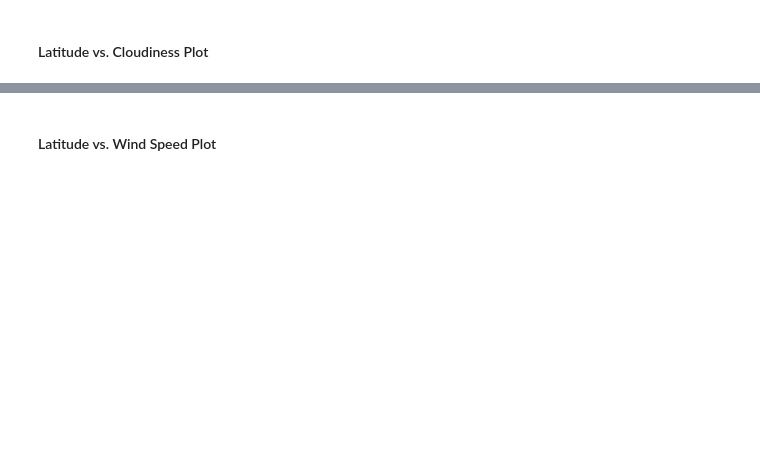
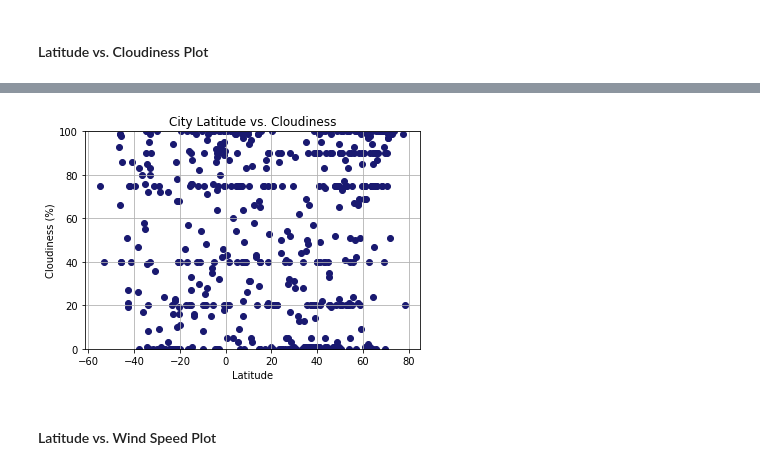
Before and after one commit to m-zurita/python-api-challenge, a Jupyter notebook: WeatherPy.ipynb, the cells around one changed output, grey strips where cells are left out. Cells and saved outputs as stored; diff of their text form; code cells hidden in the pictures; blank space fills up the shorter version.

```diff
--- a/WeatherPy.ipynb
+++ b/WeatherPy.ipynb
@@ -117,2 +185,12 @@ dtype: int64
+# %%
+# Setting plot parameters
+plt.scatter(weather_DF["Lat"], weather_DF["Cloudiness"], c="midnightblue", marker="o")
+plt.title("City Latitude vs. Cloudiness")
+plt.xlabel("Latitude")
+plt.ylabel("Cloudiness (%)")
+plt.ylim(0,100)
+plt.grid()
+# %% [output]
+[figure, added]
 # %% [markdown]
 #### Latitude vs. Wind Speed Plot
```
Also changed, not shown: parts of 16 cells of this notebook.
